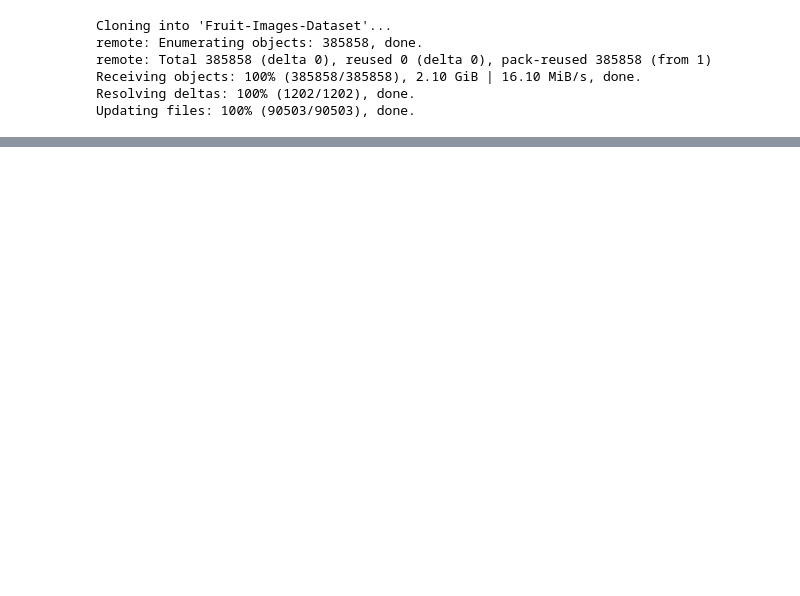
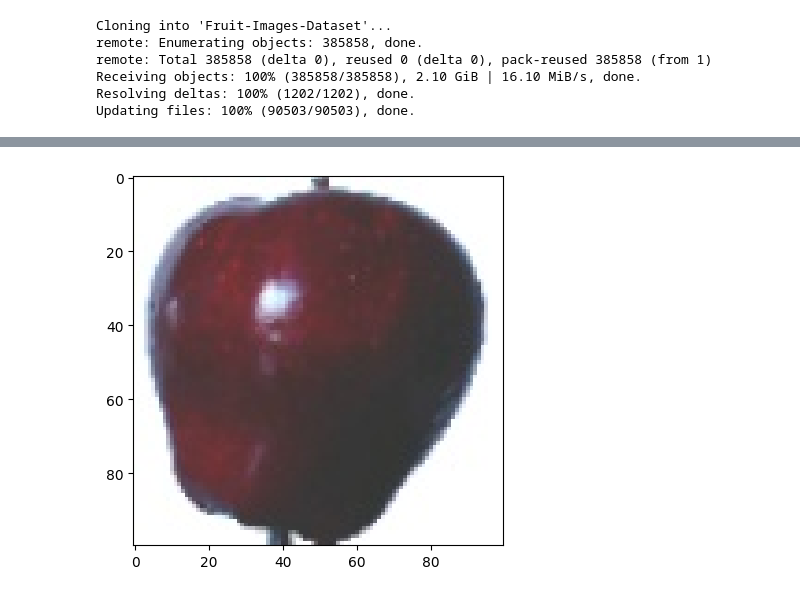
Before and after one commit to PioDru/colab, a Jupyter notebook: fruit_360_model.ipynb, the cells around one changed output, grey strips where cells are left out. Saved outputs shown, nothing was run; the diff lists cells and outputs as text; code cells hidden in the pictures; blank space fills up the shorter version.

```diff
--- a/fruit_360_model.ipynb
+++ b/fruit_360_model.ipynb
@@ -298,7 +318,7 @@ print(labels[np.argmax(model.predict(image4))])
 # %%
 # prediction using picture from the dataset
 
-img2 = tf.keras.preprocessing.image.load_img('/content/Fruit-Images-Dataset/Test/Apple Red Delicious/0_100.jpg', target_size=(32, 32))
+img2 = tf.keras.preprocessing.image.load_img('/content/Fruit-Images-Dataset/Test/Apple Red Delicious/0_100.jpg', target_size=(100, 100))
 img2 = tf.keras.preprocessing.image.img_to_array(img2)
 plt.imshow(img2.astype(np.int32))
 print(img2.shape)
@@ -307,3 +327,4 @@ image2 = np.array([img2])
 
 labels[np.argmax(model.predict(image2))]
 print(labels[np.argmax(model.predict(image2))])
+# %% [output]
@@ -309,0 +335 @@ print(labels[np.argmax(model.predict(image2))])
+[figure, added]
```
Also changed, not shown: parts of 4 cells of this notebook.
